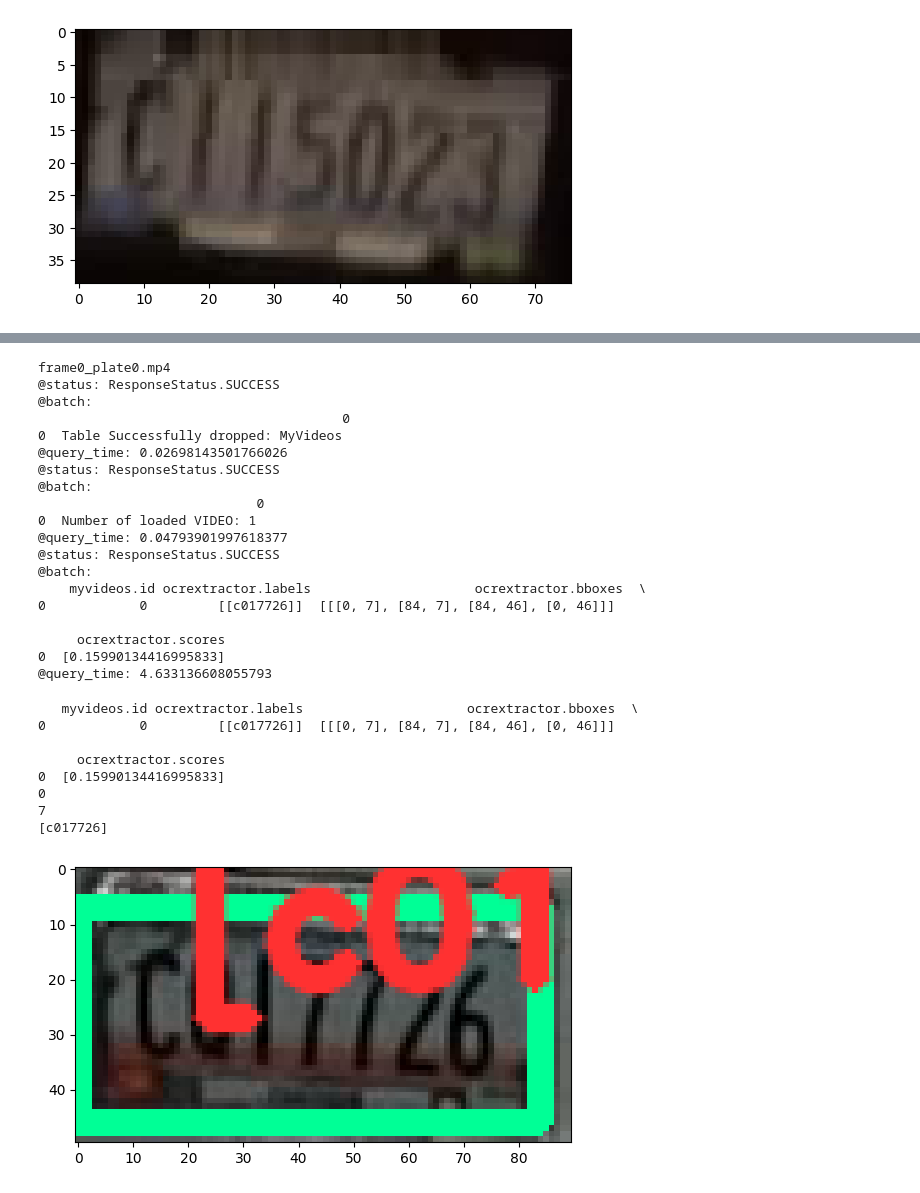
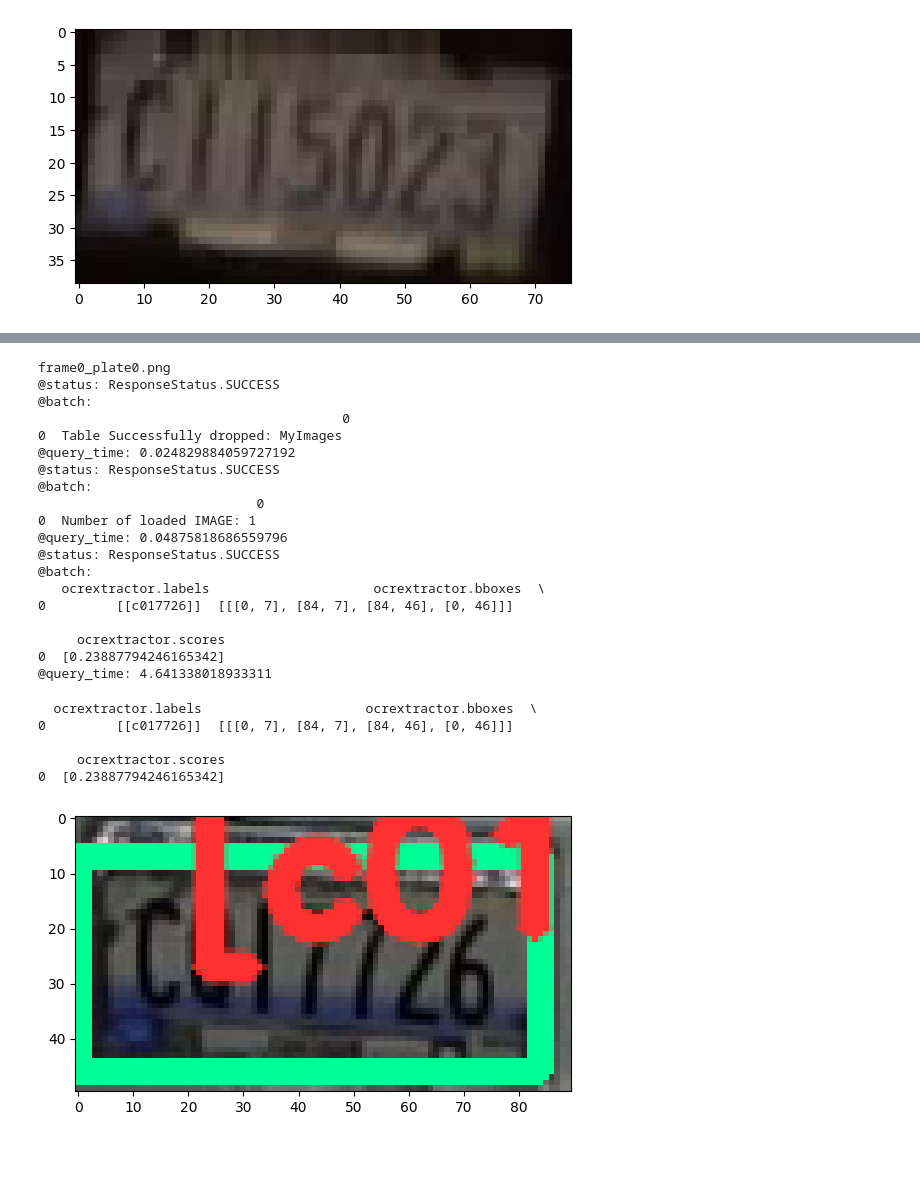
Before and after one commit to georgia-tech-db/license-plate-recognition, a Jupyter notebook: README.ipynb, the cells around one changed output, grey strips where cells are left out. Drawn from its saved outputs; the diff is of its cells as text; code cells hidden in the pictures; blank space fills up the shorter version.

```diff
--- a/README.ipynb
+++ b/README.ipynb
@@ -211,39 +183,38 @@ print(response)
 #    for j, plate in enumerate(plates):
 i=0
 j=0
-file_name = "frame" + str(i)+ "_plate" + str(j) + ".mp4"
+file_name = "frame" + str(i)+ "_plate" + str(j) + ".png"
 print(file_name)
-cursor.execute('DROP TABLE MyVideos')
+cursor.execute('DROP TABLE IF EXISTS MyImages')
 response = cursor.fetch_all()
 print(response)
-cursor.execute('LOAD VIDEO "' + file_name + '" INTO MyVideos;')
+cursor.execute('LOAD IMAGE "' + file_name + '" INTO MyImages;')
 response = cursor.fetch_all()
 print(response)
-cursor.execute("""SELECT id, OCRExtractor(data)
-                FROM MyVideos
-                WHERE id < 1""")
+cursor.execute("""SELECT OCRExtractor(data)
+                FROM MyImages""")
 response = cursor.fetch_all()
 print(response)
 # %% [output]
-frame0_plate0.mp4
+frame0_plate0.png
 @status: ResponseStatus.SUCCESS
 @batch:
                                        0
-0  Table Successfully dropped: MyVideos
-@query_time: 0.02698143501766026
+0  Table Successfully dropped: MyImages
+@query_time: 0.024829884059727192
 @status: ResponseStatus.SUCCESS
 @batch:
                             0
-0  Number of loaded VIDEO: 1
-@query_time: 0.04793901997618377
+0  Number of loaded IMAGE: 1
+@query_time: 0.04875818686559796
 @status: ResponseStatus.SUCCESS
 @batch:
-    myvideos.id ocrextractor.labels                     ocrextractor.bboxes  \
-0            0         [[c017726]]  [[[0, 7], [84, 7], [84, 46], [0, 46]]]
+   ocrextractor.labels                     ocrextractor.bboxes  \
+0         [[c017726]]  [[[0, 7], [84, 7], [84, 46], [0, 46]]]
 
      ocrextractor.scores
-0  [0.15990134416995833]
-@query_time: 4.633136608055793
+0  [0.23887794246165342]
+@query_time: 4.641338018933311
 # %%
 import cv2
 from pprint import pprint
@@ -298,18 +252,14 @@ def annotate_video_ocr(detections, input_video_path, output_video_path):
 # %%
-from ipywidgets import Video, Image
-input_path = 'frame0_plate0.mp4'
-output_path = 'frame0_plate0.mp4'
+from ipywidgets import Image
+input_path = 'frame0_plate0.png'
+output_path = 'frame0_plate0.png'
 # %%
 dataframe = response.batch.frames
-annotate_video_ocr(dataframe, input_path, output_path)
-#Video.from_file(output_path)
+annotate_image_ocr(dataframe, input_path, output_path)
 # %% [output]
-   myvideos.id ocrextractor.labels                     ocrextractor.bboxes  \
-0            0         [[c017726]]  [[[0, 7], [84, 7], [84, 46], [0, 46]]]
+  ocrextractor.labels                     ocrextractor.bboxes  \
+0         [[c017726]]  [[[0, 7], [84, 7], [84, 46], [0, 46]]]
 
      ocrextractor.scores
-0  [0.15990134416995833]
-0
-7
-[c017726]
+0  [0.23887794246165342]
-[figure, old version]
+[figure, new version]
```
Also changed, not shown: parts of 8 cells of this notebook.
